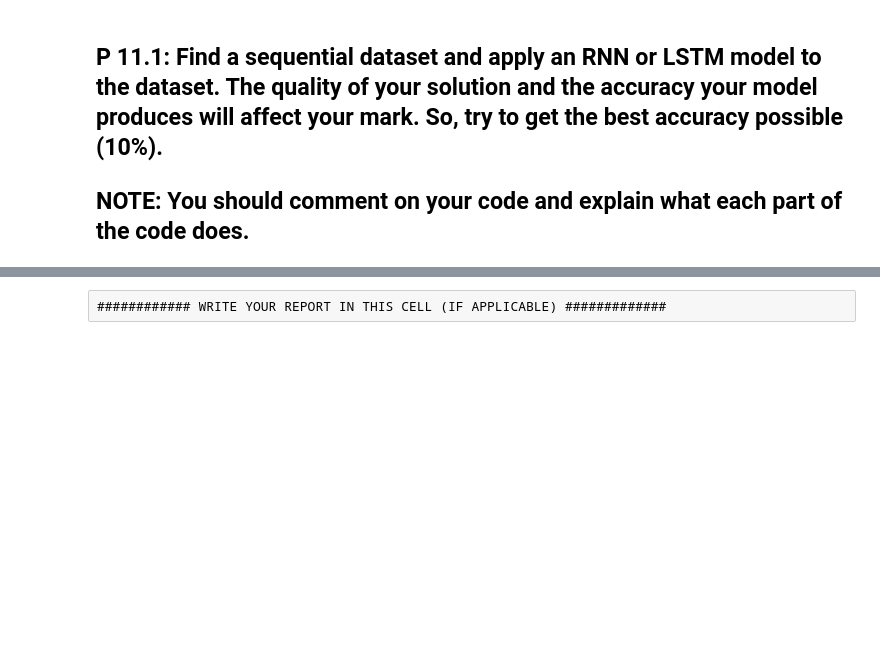
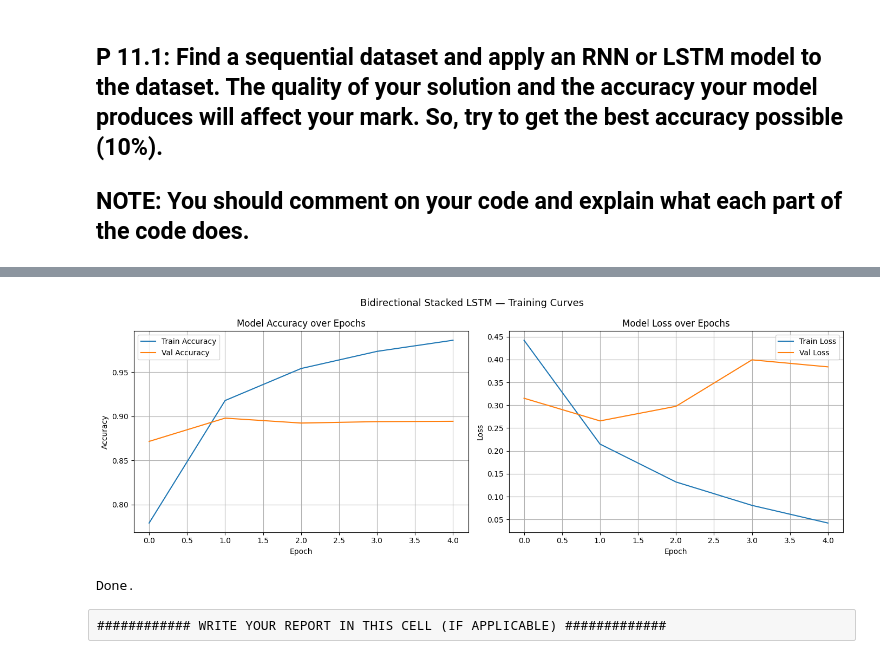
Before and after one commit to ifeanyianyanwu/ai-and-ml, a Jupyter notebook: Workshop #11.ipynb, the cells around one changed output, grey strips where cells are left out. Drawn from its saved outputs; the diff is of its cells as text; code cells hidden in the pictures; blank space fills up the shorter version.

```diff
--- a/Workshop #11.ipynb
+++ b/Workshop #11.ipynb
@@ -8,0 +76,12 @@
+# %%
+# ── 4. Pre-process: Pad / Truncate All Sequences to MAXLEN ────────────────────
+# Neural networks require fixed-length inputs. pad_sequences:
+#   - Truncates reviews longer than MAXLEN (from the beginning, keeping the end
+#     where the conclusion/sentiment is typically stated — padding='pre')
+#   - Pads shorter reviews with 0s at the front
+X_train = pad_sequences(X_train, maxlen=MAXLEN, padding='pre', truncating='pre')
+X_test  = pad_sequences(X_test,  maxlen=MAXLEN, padding='pre', truncating='pre')
+
+print(f"\nAfter padding:")
+print(f"  X_train shape : {X_train.shape}")
+print(f"  X_test shape  : {X_test.shape}")
@@ -8,0 +182,11 @@
+# %%
+# ── 7. Train the Model ────────────────────────────────────────────────────────
+print("\nTraining model...")
+history = model.fit(
+    X_train, y_train,
+    epochs=10,
+    batch_size=BATCH_SIZE,
+    validation_split=0.1,   # hold out 10% of training data for validation
+    callbacks=callbacks,
+    verbose=1
+)
@@ -9,2 +286,26 @@
+# %%
+# ── 11. Training History Plots ────────────────────────────────────────────────
+fig, (ax1, ax2) = plt.subplots(1, 2, figsize=(14, 5))
+
+ax1.plot(history.history['accuracy'],     label='Train Accuracy')
+ax1.plot(history.history['val_accuracy'], label='Val Accuracy')
+ax1.set_title('Model Accuracy over Epochs')
+ax1.set_xlabel('Epoch'); ax1.set_ylabel('Accuracy')
+ax1.legend(); ax1.grid(True)
+
+ax2.plot(history.history['loss'],     label='Train Loss')
+ax2.plot(history.history['val_loss'], label='Val Loss')
+ax2.set_title('Model Loss over Epochs')
+ax2.set_xlabel('Epoch'); ax2.set_ylabel('Loss')
+ax2.legend(); ax2.grid(True)
+
+plt.suptitle('Bidirectional Stacked LSTM — Training Curves', fontsize=13)
+plt.tight_layout()
+plt.show()
+
+print("\nDone.")
+# %% [output]
+[figure, added]
+Done.
 # %% [raw]
 ############ WRITE YOUR REPORT IN THIS CELL (IF APPLICABLE) #############
```
Also changed, not shown: parts of 10 cells of this notebook.
